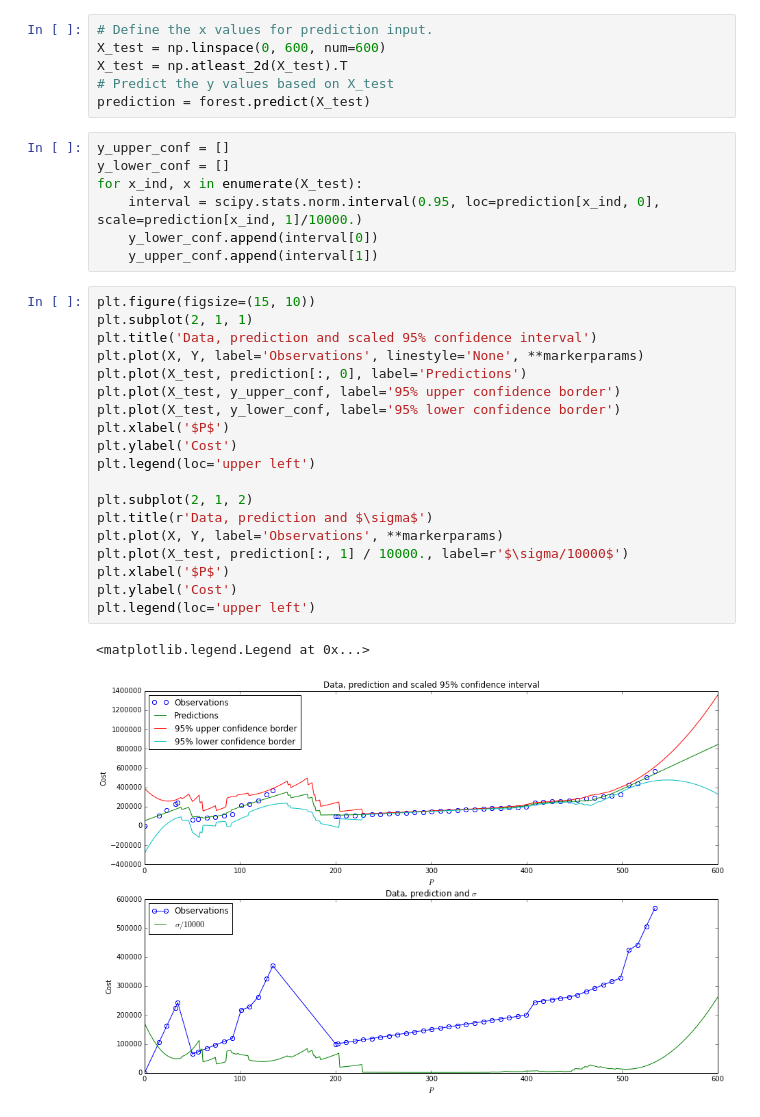
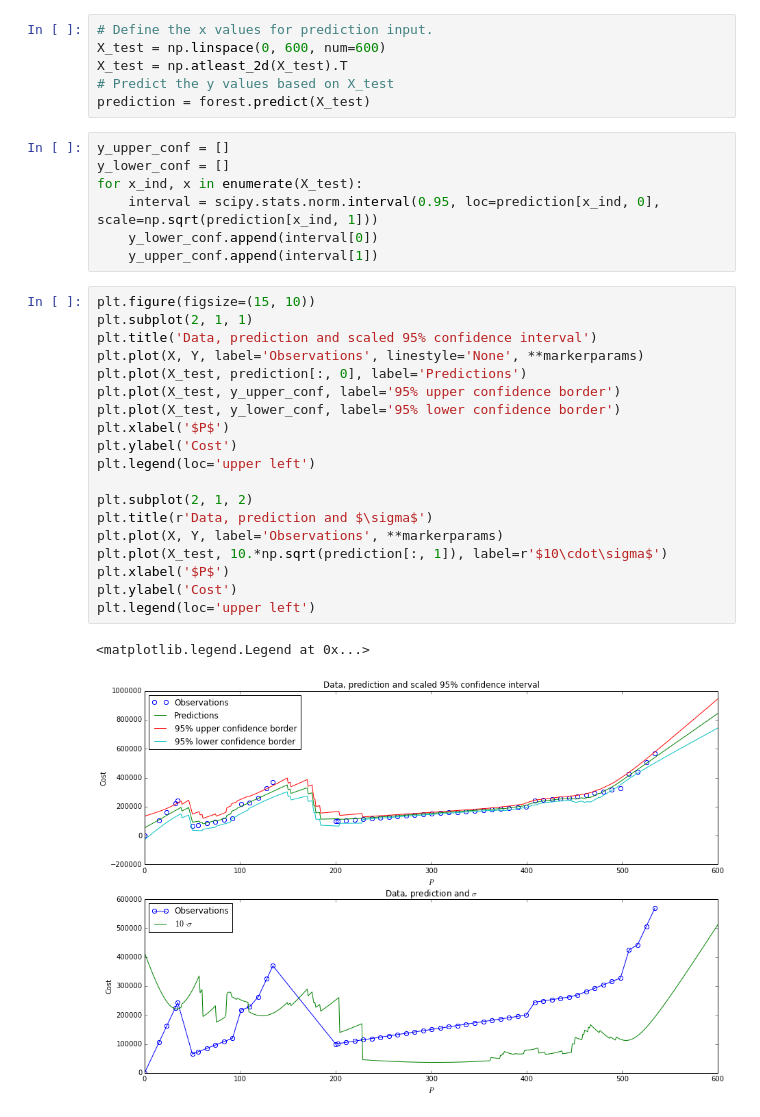
Before and after one commit to Alexander-Schiendorfer/learning-for-sampling, a Jupyter notebook: ipython-notebooks/regression_fertilized_forests.ipynb, the cells around one changed output. Drawn from its saved outputs; the diff is of its cells as text.

Commit message:
Changed scaled sigma^2 to correct sigma.

```diff
--- a/ipython-notebooks/regression_fertilized_forests.ipynb
+++ b/ipython-notebooks/regression_fertilized_forests.ipynb
@@ -57,28 +57,28 @@ prediction = forest.predict(X_test)
 y_upper_conf = []
 y_lower_conf = []
 for x_ind, x in enumerate(X_test):
-    interval = scipy.stats.norm.interval(0.95, loc=prediction[x_ind, 0], scale=prediction[x_ind, 1]/10000.)
+    interval = scipy.stats.norm.interval(0.95, loc=prediction[x_ind, 0], scale=np.sqrt(prediction[x_ind, 1]))
     y_lower_conf.append(interval[0])
     y_upper_conf.append(interval[1])
 # %%
 plt.figure(figsize=(15, 10))
 plt.subplot(2, 1, 1)
 plt.title('Data, prediction and scaled 95% confidence interval')
 plt.plot(X, Y, label='Observations', linestyle='None', **markerparams)
 plt.plot(X_test, prediction[:, 0], label='Predictions')
 plt.plot(X_test, y_upper_conf, label='95% upper confidence border')
 plt.plot(X_test, y_lower_conf, label='95% lower confidence border')
 plt.xlabel('$P$')
 plt.ylabel('Cost')
 plt.legend(loc='upper left')
 
 plt.subplot(2, 1, 2)
 plt.title(r'Data, prediction and $\sigma$')
 plt.plot(X, Y, label='Observations', **markerparams)
-plt.plot(X_test, prediction[:, 1] / 10000., label=r'$\sigma/10000$')
+plt.plot(X_test, 10.*np.sqrt(prediction[:, 1]), label=r'$10\cdot\sigma$')
 plt.xlabel('$P$')
 plt.ylabel('Cost')
 plt.legend(loc='upper left')
 # %% [output]
 <matplotlib.legend.Legend at 0x...>
-[figure, old version]
+[figure, new version]
```
